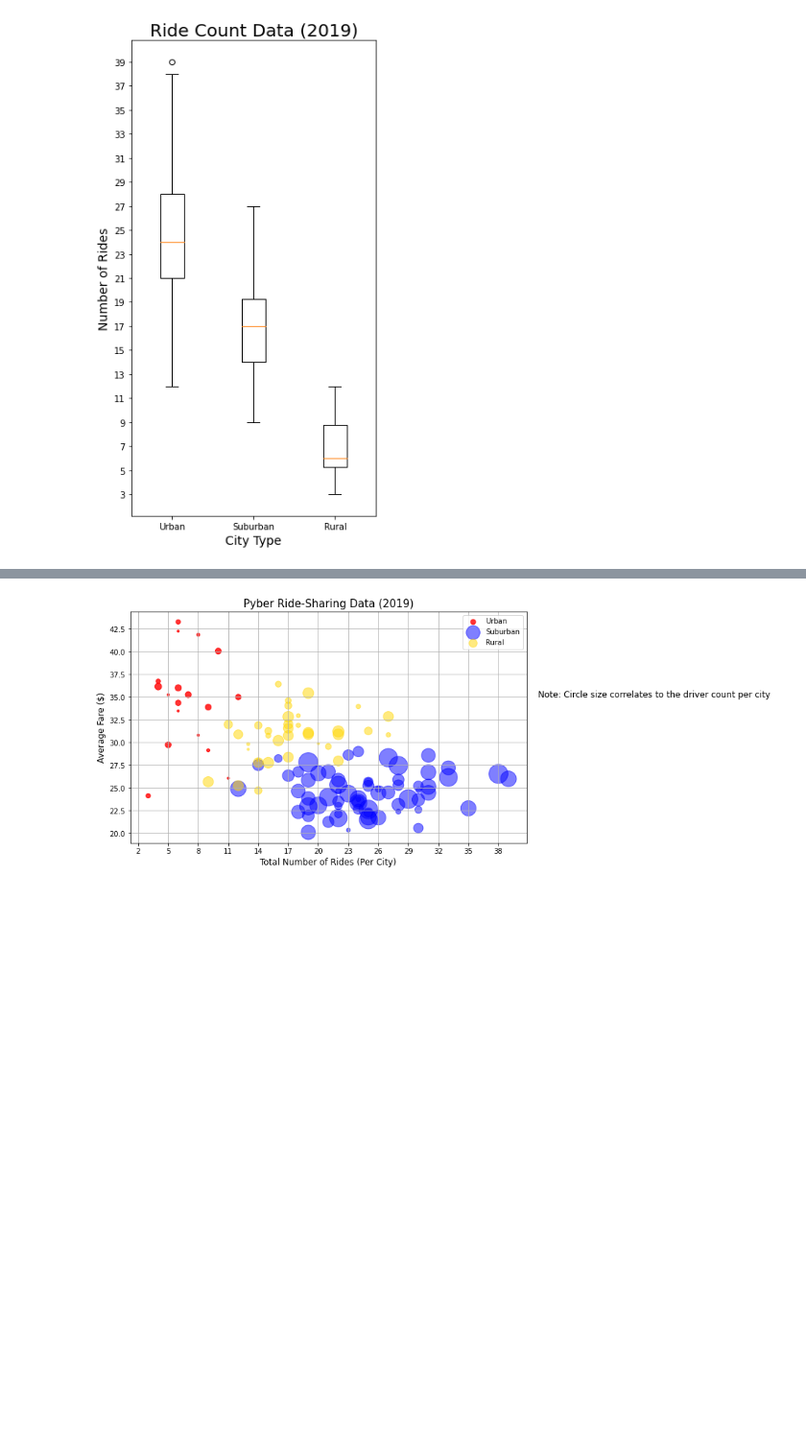
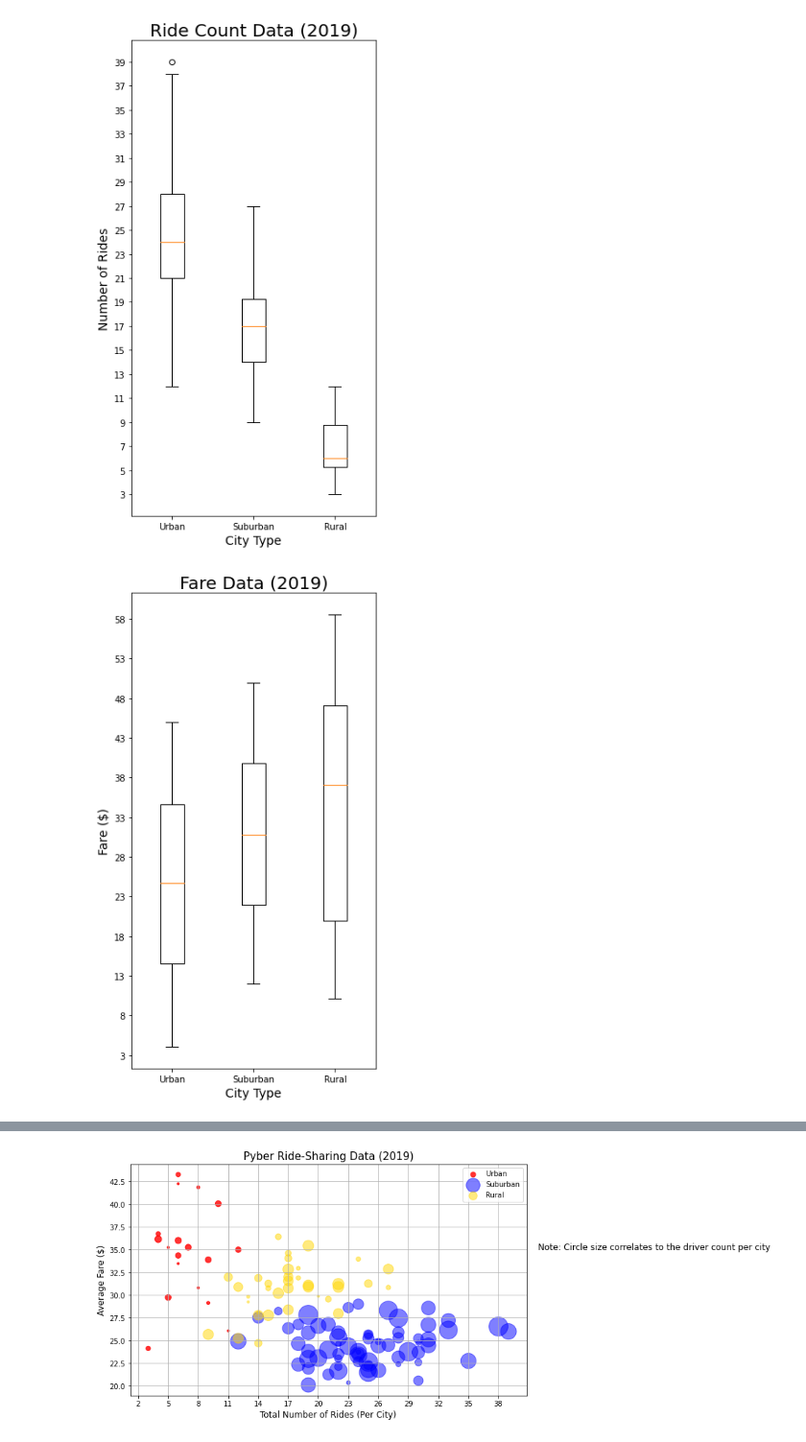
Before and after one commit to Bag0niku/PyBer_Analysis, a Jupyter notebook: Pyber.ipynb, the cells around one changed output, grey strips where cells are left out. Shown at 96% size. Saved outputs shown, nothing was run; the diff lists cells and outputs as text; code cells hidden in the pictures; blank space fills up the shorter version.

Commit message:
Driver count and Fare data plots are done

```diff
--- a/Pyber.ipynb
+++ b/Pyber.ipynb
@@ -115,3 +111,15 @@ ax1.set_ylabel('Number of Rides', fontsize='14')
 fig1.savefig('Analysis\\Ride_Count_Data_2019.png')
 # %% [output]
 [figure]
+# %%
+fig2, ax2 = plt.subplots(figsize=(5, 10))
+fare_data = [urban_cities_df['fare'], suburban_cities_df['fare'], rural_cities_df['fare']]
+# # x_labels = ["Urban", "Suburban", "Rural"]  # declared the same as above
+ax2.boxplot(x=fare_data, labels=x_labels)
+ax2.set_xlabel('City Type', fontsize='14')
+ax2.set_title('Fare Data (2019)', fontsize='20')
+ax2.set_yticks(np.arange(min(round(all_data['fare'], 0)-1),max(round(all_data['fare'], 0))+2, 5))
+ax2.set_ylabel('Fare ($)', fontsize='14')
+fig1.savefig('Analysis\\Fare_Data_2019.png')
+# %% [output]
+[figure, added]
```
Also changed, not shown: parts of 2 cells of this notebook, 3 other files.
